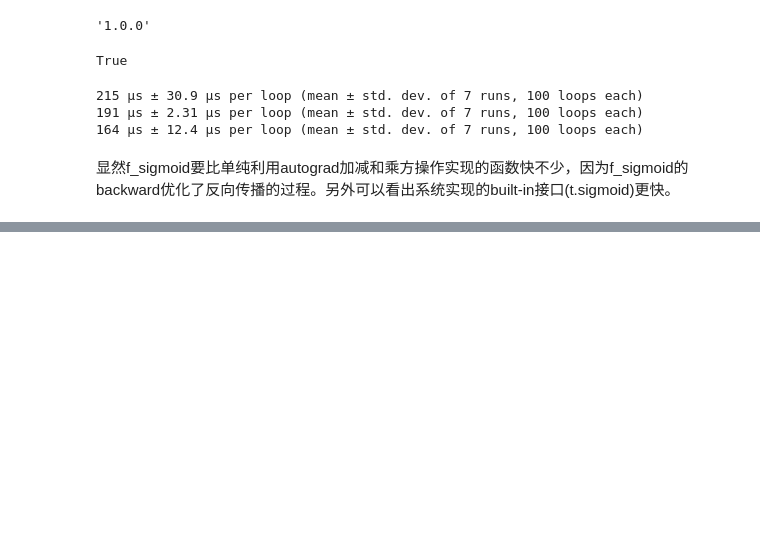
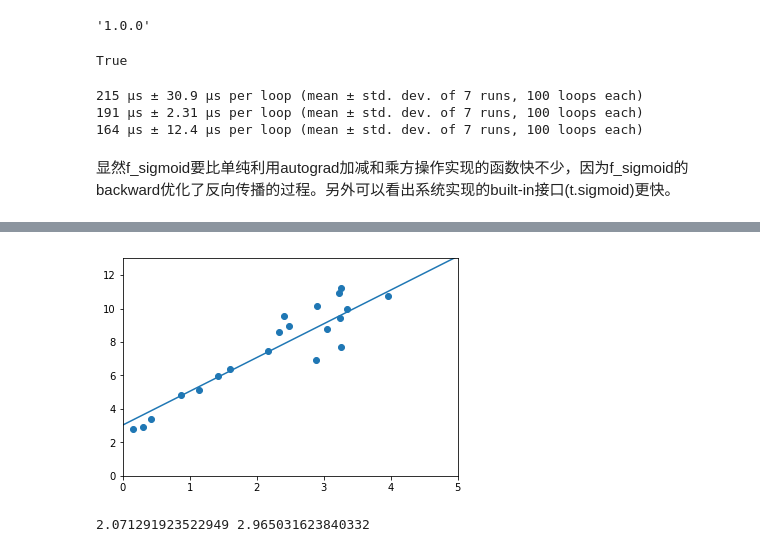
Before and after one commit to 2226171237/pytorch_study, a Jupyter notebook: chapter2_2_autograd.ipynb, the cells around one changed output, grey strips where cells are left out. Cells and saved outputs as stored; diff of their text form; code cells hidden in the pictures; blank space fills up the shorter version.

```diff
--- a/chapter2_2_autograd.ipynb
+++ b/chapter2_2_autograd.ipynb
@@ -573,0 +596,47 @@ x=t.randn(100, 100, requires_grad=True)
+# %%
+w=t.rand(1,1,requires_grad=True)
+b=t.rand(1,1,requires_grad=True)
+
+losses=np.zeros(500)
+lr=0.005
+
+for ii in range(500):
+    x,y=get_fake_data(32)
+
+    #forward
+    y_hat=x.mm(w)+b
+    loss=0.5*(y_hat-y)**2
+    loss=loss.sum()
+    losses[ii]=loss.item()
+
+    #backward
+    loss.backward()
+
+    #更新参数
+    w.data.sub_(lr*w.grad)
+    b.data.sub_(lr*b.grad)
+
+    #梯度清0
+    w.grad.data.zero_()
+    b.grad.data.zero_()
+
+
+    if ii%50 ==0:
+        # 画图
+        display.clear_output(wait=True)
+        x = t.arange(0.0, 6.0).view(-1, 1)
+        y = x.mm(w.data) + b.data.expand_as(x)
+        plt.plot(x.numpy(), y.numpy()) # predicted
+
+        x2, y2 = get_fake_data(batch_size=20)
+        plt.scatter(x2.numpy(), y2.numpy()) # true data
+
+        plt.xlim(0,5)
+        plt.ylim(0,13)
+        plt.show()
+        plt.pause(0.5)
+
+print(w.item(), b.item())
+# %% [output]
+[figure, added]
+2.071291923522949 2.965031623840332
```
Also changed, not shown: parts of 6 cells of this notebook.
